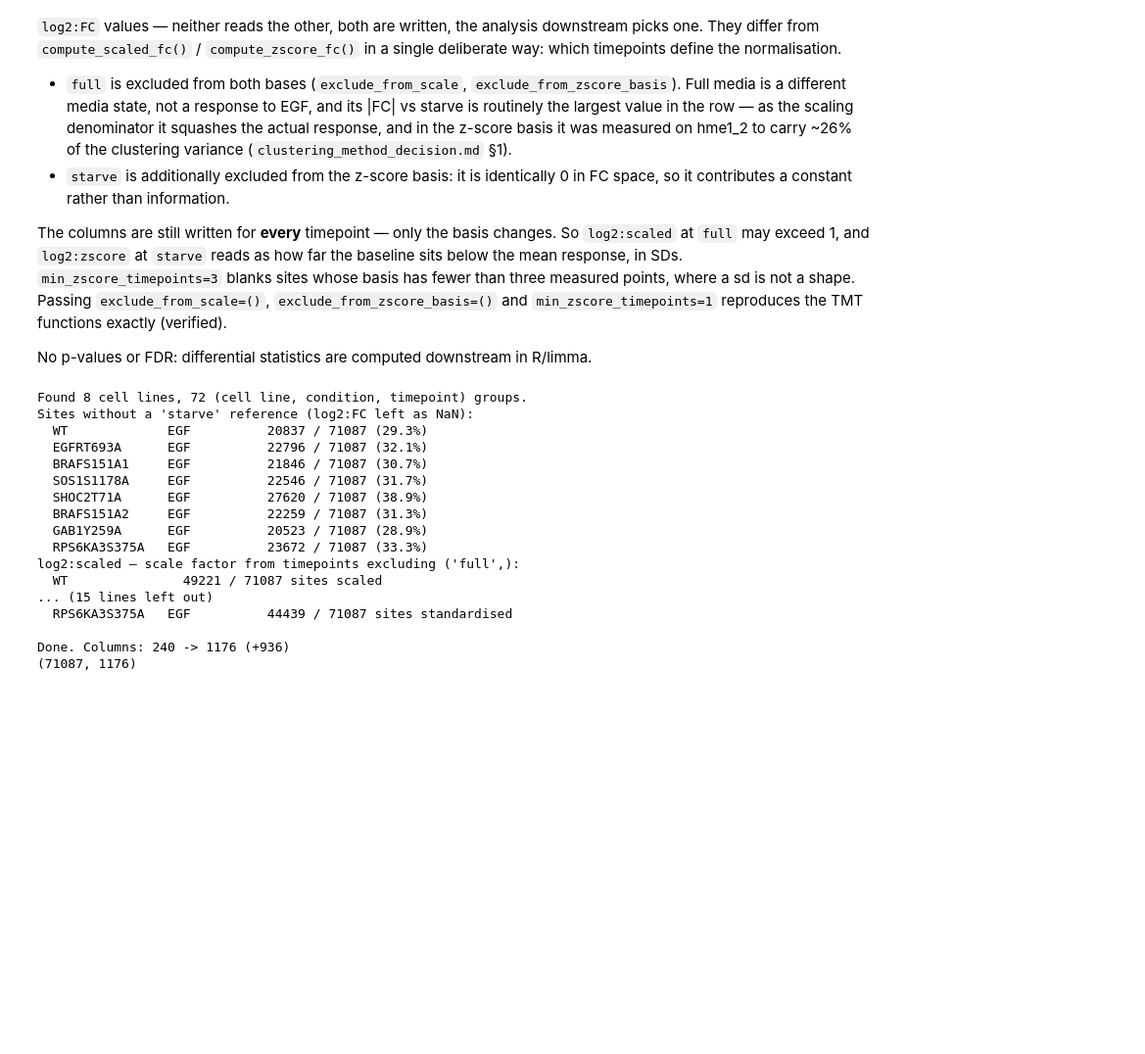
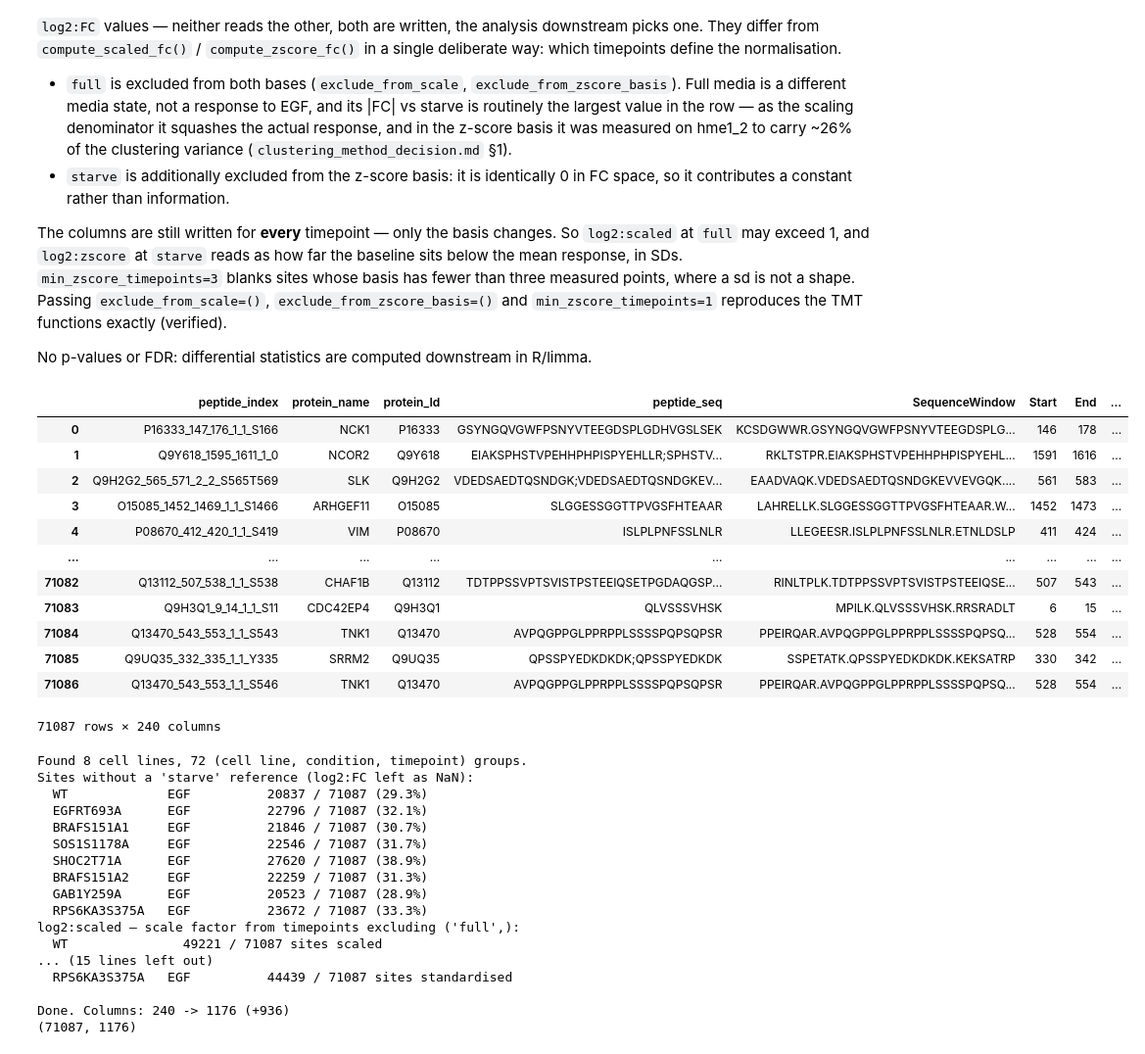
Before and after one commit to IgnacioNavas/TMT_Data_analysis, a Jupyter notebook: notebooks/01_preprocessing/LFQ_diaPASEF.ipynb, the cells around one changed output. Shown at 98% size. Cells and saved outputs as stored; diff of their text form; code cells hidden in the pictures; blank space fills up the shorter version.

```diff
--- a/notebooks/01_preprocessing/LFQ_diaPASEF.ipynb
+++ b/notebooks/01_preprocessing/LFQ_diaPASEF.ipynb
@@ -171,6 +172,24 @@ points, where a sd is not a shape. Passing `exclude_from_scale=()`, `exclude_fro
 `min_zscore_timepoints=1` reproduces the TMT functions exactly (verified).
 
 No p-values or FDR: differential statistics are computed downstream in R/limma.
+# %%
+# This cell is used to load the dataframe that was already treated by the limma batch correction script
+df = pd.read_csv("../../Experiment/hme1_diaPASEF/Data/Processed/20260824_peptide_MS2quant_None_renamed_batchcorrected_linear.tsv", sep="\t", low_memory=False)
+df
+# %% [output]
+|  | peptide_index | protein_name | protein_Id | peptide_seq | SequenceWindow | Start | End | ... |
+| 0 | P16333_147_176_1_1_S166 | NCK1 | P16333 | GSYNGQVGWFPSNYVTEEGDSPLGDHVGSLSEK | KCSDGWWR.GSYNGQVGWFPSNYVTEEGDSPLG... | 146 | 178 | ... |
+| 1 | Q9Y618_1595_1611_1_0 | NCOR2 | Q9Y618 | EIAKSPHSTVPEHHPHPISPYEHLLR;SPHSTV... | RKLTSTPR.EIAKSPHSTVPEHHPHPISPYEHL... | 1591 | 1616 | ... |
+| 2 | Q9H2G2_565_571_2_2_S565T569 | SLK | Q9H2G2 | VDEDSAEDTQSNDGK;VDEDSAEDTQSNDGKEV... | EAADVAQK.VDEDSAEDTQSNDGKEVVEVGQK.... | 561 | 583 | ... |
+| 3 | O15085_1452_1469_1_1_S1466 | ARHGEF11 | O15085 | SLGGESSGGTTPVGSFHTEAAR | LAHRELLK.SLGGESSGGTTPVGSFHTEAAR.W... | 1452 | 1473 | ... |
+| 4 | P08670_412_420_1_1_S419 | VIM | P08670 | ISLPLPNFSSLNLR | LLEGEESR.ISLPLPNFSSLNLR.ETNLDSLP | 411 | 424 | ... |
+| ... | ... | ... | ... | ... | ... | ... | ... | ... |
+| 71082 | Q13112_507_538_1_1_S538 | CHAF1B | Q13112 | TDTPPSSVPTSVISTPSTEEIQSETPGDAQGSP... | RINLTPLK.TDTPPSSVPTSVISTPSTEEIQSE... | 507 | 543 | ... |
+| 71083 | Q9H3Q1_9_14_1_1_S11 | CDC42EP4 | Q9H3Q1 | QLVSSSVHSK | MPILK.QLVSSSVHSK.RRSRADLT | 6 | 15 | ... |
+| 71084 | Q13470_543_553_1_1_S543 | TNK1 | Q13470 | AVPQGPPGLPPRPPLSSSSPQPSQPSR | PPEIRQAR.AVPQGPPGLPPRPPLSSSSPQPSQ... | 528 | 554 | ... |
+| 71085 | Q9UQ35_332_335_1_1_Y335 | SRRM2 | Q9UQ35 | QPSSPYEDKDKDK;QPSSPYEDKDK | SSPETATK.QPSSPYEDKDKDK.KEKSATRP | 330 | 342 | ... |
+| 71086 | Q13470_543_553_1_1_S546 | TNK1 | Q13470 | AVPQGPPGLPPRPPLSSSSPQPSQPSR | PPEIRQAR.AVPQGPPGLPPRPPLSSSSPQPSQ... | 528 | 554 | ... |
+71087 rows × 240 columns
 # %%
 # All 8 cell lines in one pass. min_reps=1 reports whatever was detected; raise it to 2 to blank statistics computed from a single replicate (sd is NaN for a single replicate either way).
 df_transformed = run_diapasef_transformations(df,
```
Also changed, not shown: parts of 16 cells of this notebook, 4 other files.
